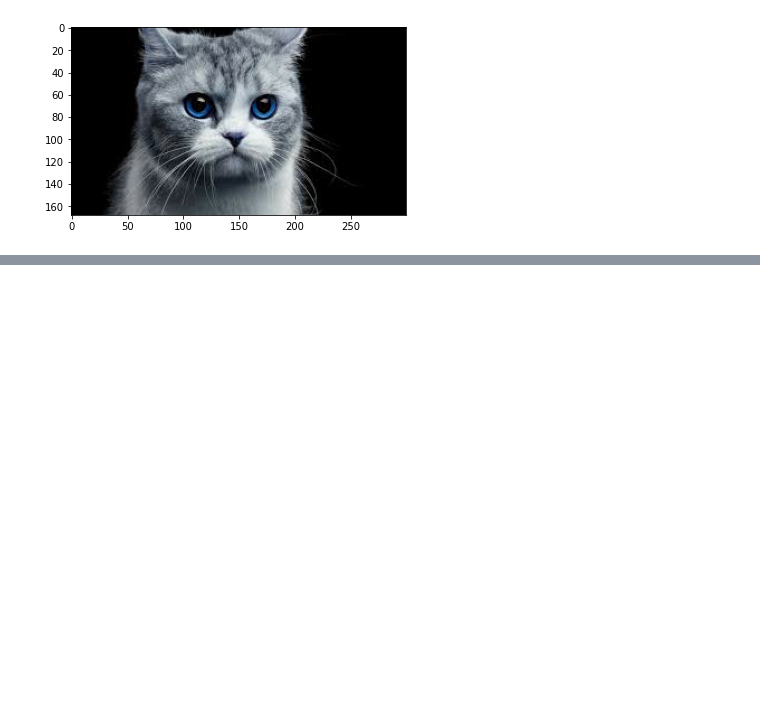
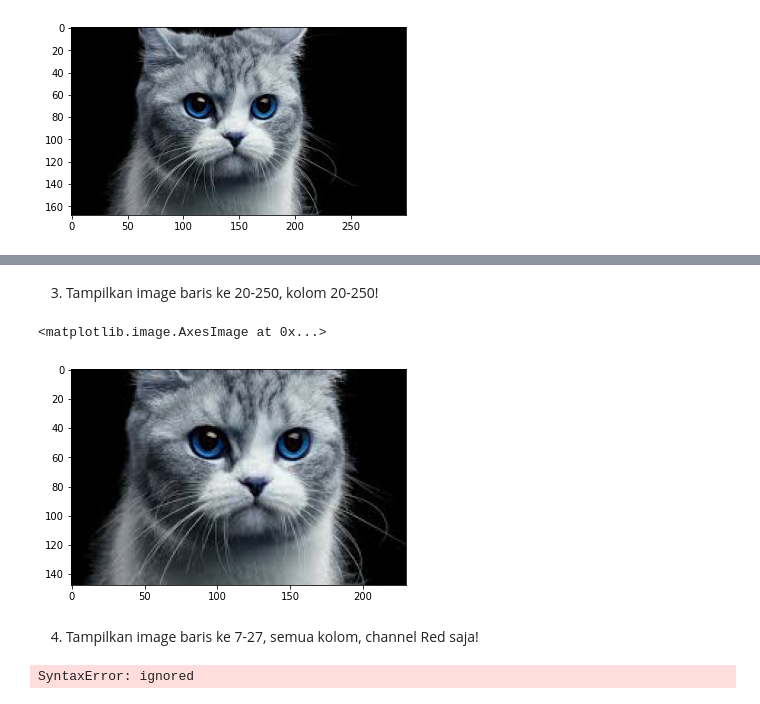
Before and after one commit to BahrulMunirF/Week2, a Jupyter notebook: Week2.ipynb, the cells around one changed output, grey strips where cells are left out. Drawn from its saved outputs; the diff is of its cells as text; code cells hidden in the pictures; blank space fills up the shorter version.

```diff
--- a/Week2.ipynb
+++ b/Week2.ipynb
@@ -20,0 +54,20 @@ plt.imshow(img)
+# %% [markdown]
+3. Tampilkan image baris ke 20-250, kolom 20-250!
+# %%
+#Tampilkan image baris ke 20-250, kolom 20-250!
+
+img2 = img
+img3 = cv.cvtColor(img, cv.COLOR_BGR2RGB)
+plt.imshow(img[20:250, 20:250])
+# %% [output]
+<matplotlib.image.AxesImage at 0x...>
+[figure, added]
+# %% [markdown]
+4. Tampilkan image baris ke 7-27, semua kolom, channel Red saja!
+# %%
+img2 = img[7:27, 0:627]
+img3[;, ;, 1] - 0
+img3[:,:, 2] - 0
+plt.imshow(img)
+# %% [output]
+SyntaxError: ignored
```
Also changed, not shown: parts of 4 cells of this notebook.
